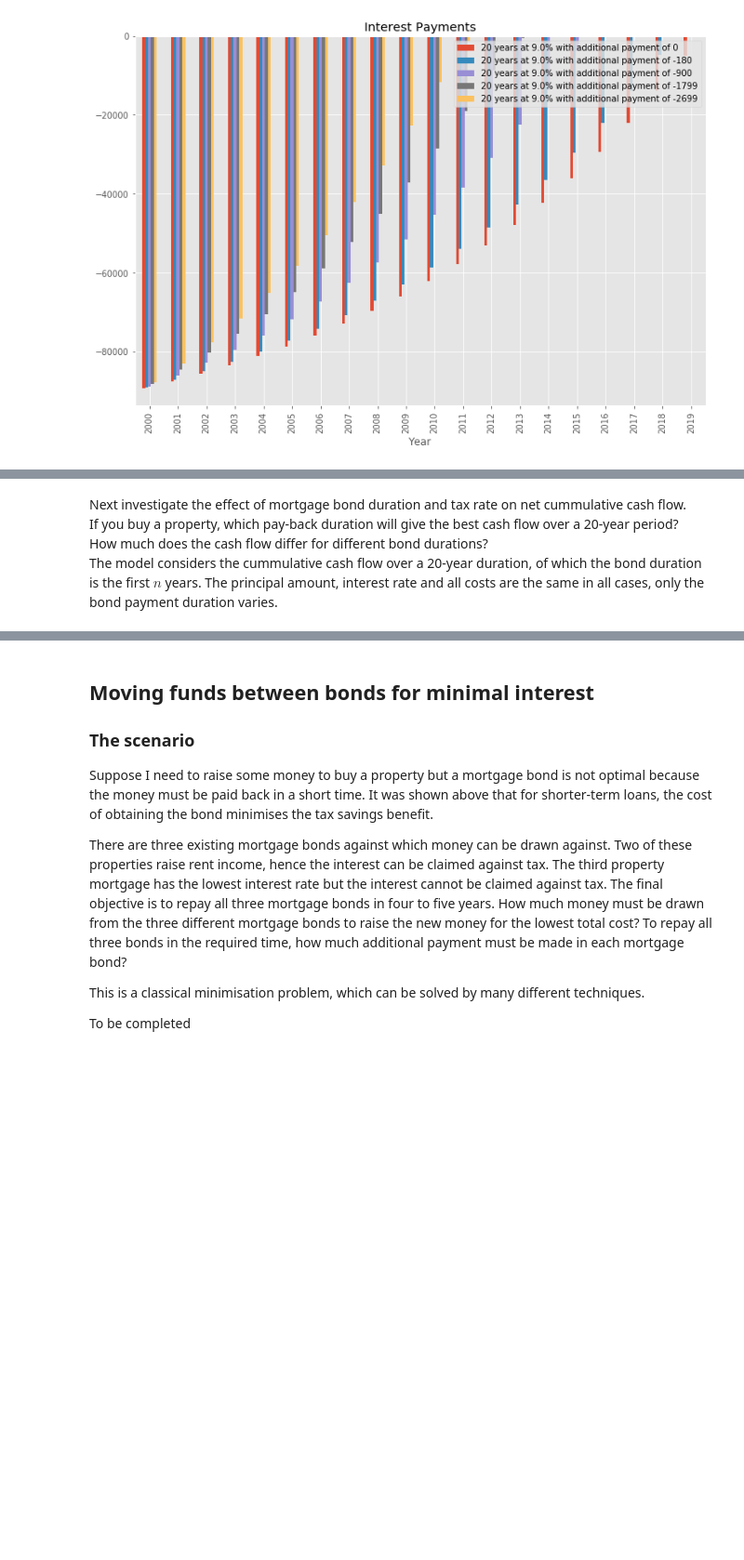
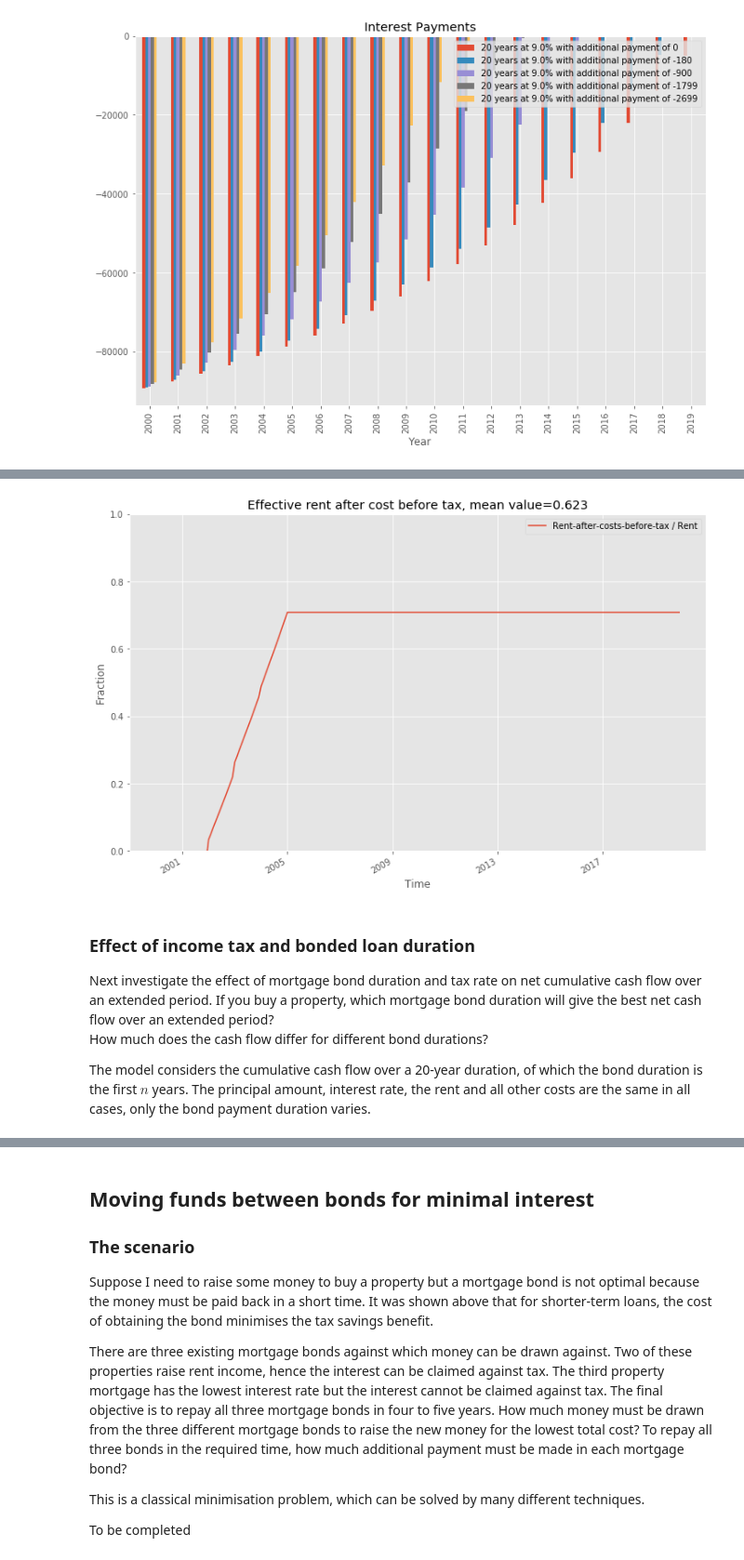
Before and after one commit to NelisW/RetirementPlanning, a Jupyter notebook: PersonalFinancialPlanning.ipynb, the cells around one changed output, grey strips where cells are left out. Shown at 93% size. Saved outputs shown, nothing was run; the diff lists cells and outputs as text; code cells hidden in the pictures; blank space fills up the shorter version.

```diff
--- a/PersonalFinancialPlanning.ipynb
+++ b/PersonalFinancialPlanning.ipynb
@@ -867,8 +905,15 @@ dtype: float64
+# %%
+plotrentalpropeffectiverent(dfc)
+# %% [output]
+[figure, added]
 # %% [markdown]
-Next investigate the effect of mortgage bond duration and tax rate on net cummulative cash flow.
-If you buy a property, which pay-back duration will give the best cash flow over a 20-year period?
+### Effect of income tax and  bonded loan duration
+
+Next investigate the effect of mortgage bond duration and tax rate on net cumulative cash flow over an extended period.
+If you buy a property, which mortgage bond duration will give the best net cash flow over an extended period?
 How much does the cash flow differ for different bond  durations?
-The model considers the cummulative cash flow over a 20-year duration, of which the bond duration is the first $n$ years.  The principal amount, interest rate and all costs are the same in all cases, only the bond payment duration varies.
+
+The model considers the cumulative cash flow over a 20-year duration, of which the bond duration is the first $n$ years.  The principal amount, interest rate, the rent and all other costs are the same in all cases, only the bond payment duration varies.
 # %%
 principal = 1000000
 interest_rate = 0.097
```
Also changed, not shown: parts of 28 cells of this notebook, 1 other file.
